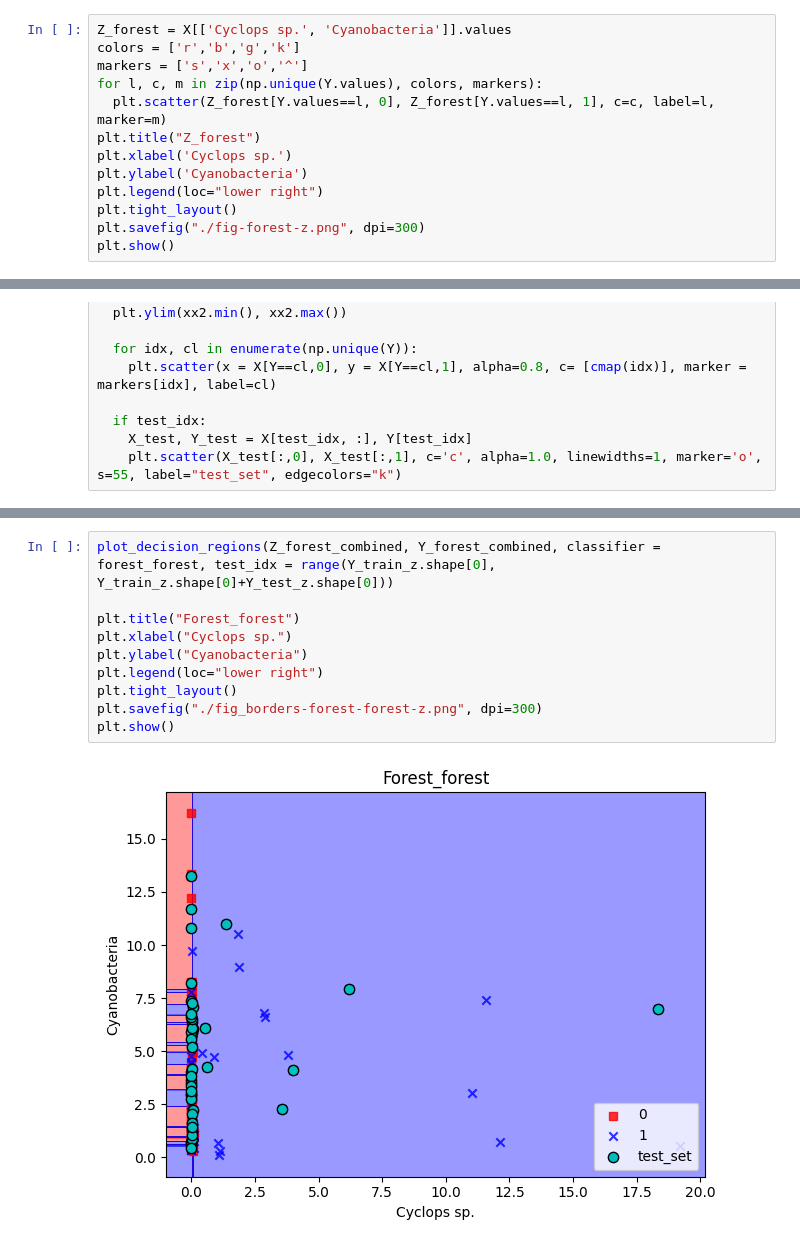
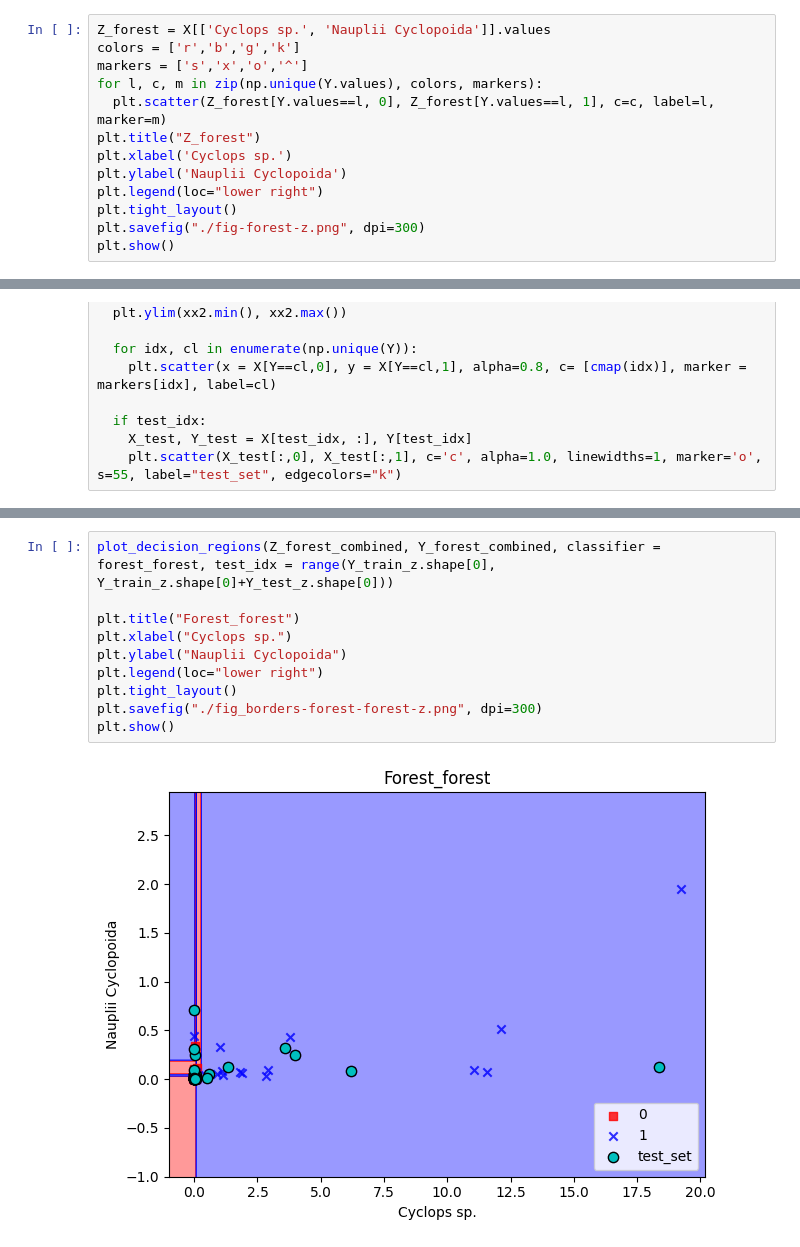
Before and after one commit to AdrianAlbrecht/WBD, a Jupyter notebook: lab10/Decissiontree.ipynb, the cells around one changed output, grey strips where cells are left out. Saved outputs shown, nothing was run; the diff lists cells and outputs as text.

```diff
--- a/lab10/Decissiontree.ipynb
+++ b/lab10/Decissiontree.ipynb
@@ -128,14 +128,14 @@ plt.show()
 # %% [output]
 [figure]
 # %%
-Z_forest = X[['Cyclops sp.', 'Cyanobacteria']].values
+Z_forest = X[['Cyclops sp.', 'Nauplii Cyclopoida']].values
 colors = ['r','b','g','k']
 markers = ['s','x','o','^']
 for l, c, m in zip(np.unique(Y.values), colors, markers):
   plt.scatter(Z_forest[Y.values==l, 0], Z_forest[Y.values==l, 1], c=c, label=l, marker=m)
 plt.title("Z_forest")
 plt.xlabel('Cyclops sp.')
-plt.ylabel('Cyanobacteria')
+plt.ylabel('Nauplii Cyclopoida')
 plt.legend(loc="lower right")
 plt.tight_layout()
 plt.savefig("./fig-forest-z.png", dpi=300)
@@ -233,12 +233,12 @@ plt.show()
 # %%
 plot_decision_regions(Z_forest_combined, Y_forest_combined, classifier = forest_forest, test_idx = range(Y_train_z.shape[0], Y_train_z.shape[0]+Y_test_z.shape[0]))
 
 plt.title("Forest_forest")
 plt.xlabel("Cyclops sp.")
-plt.ylabel("Cyanobacteria")
+plt.ylabel("Nauplii Cyclopoida")
 plt.legend(loc="lower right")
 plt.tight_layout()
 plt.savefig("./fig_borders-forest-forest-z.png", dpi=300)
 plt.show()
 # %% [output]
-[figure, old version]
+[figure, new version]
```
Also changed, not shown: parts of 5 cells of this notebook, 13 other files.
